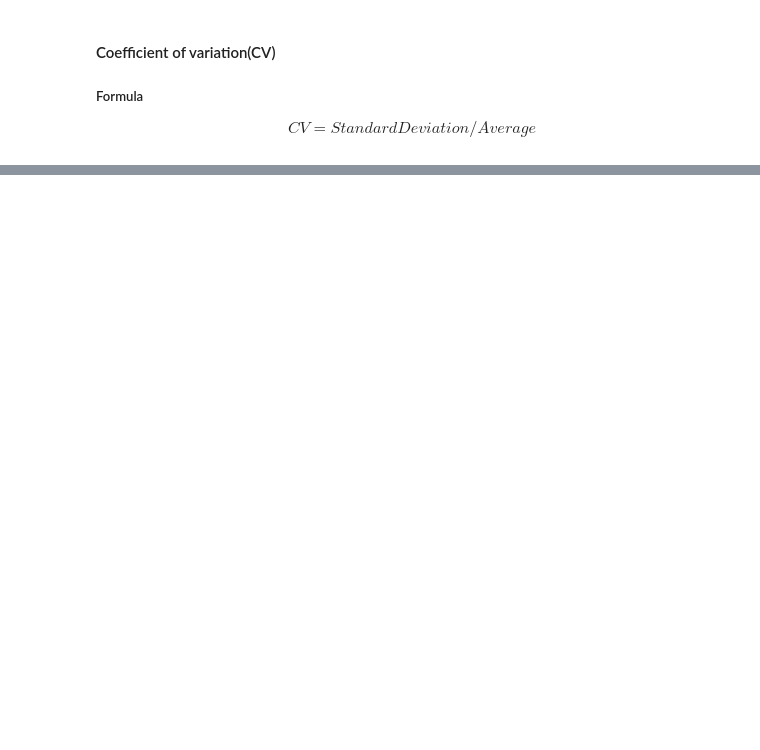
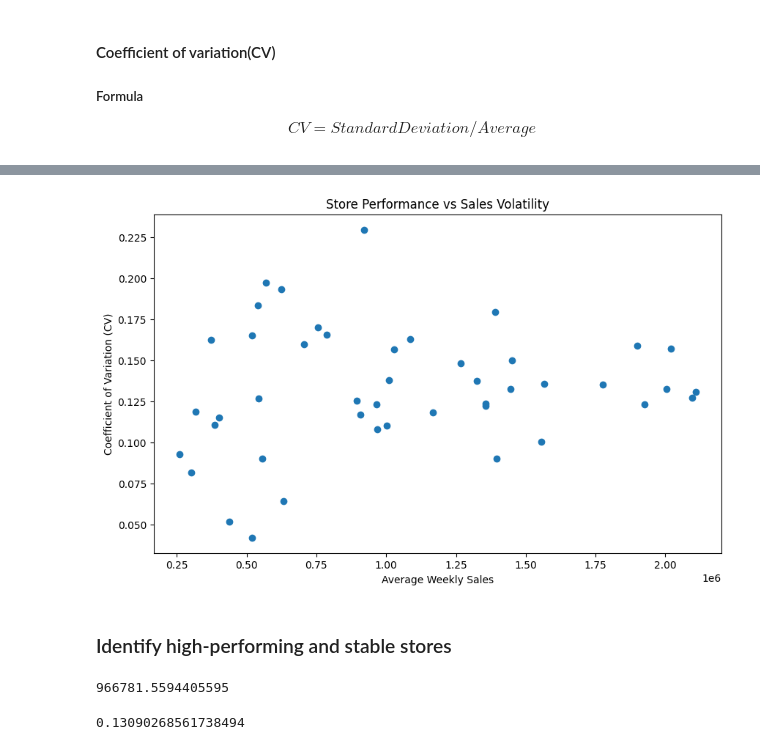
Before and after one commit to rangadaschakravarthy/Walmart-Sales-Analysis, a Jupyter notebook: notebooks/02_eda.ipynb, the cells around one changed output, grey strips where cells are left out. Saved outputs shown, nothing was run; the diff lists cells and outputs as text; code cells hidden in the pictures; blank space fills up the shorter version.

```diff
--- a/notebooks/02_eda.ipynb
+++ b/notebooks/02_eda.ipynb
@@ -1013,0 +1290,13 @@ volatile_stores
+# %%
+# Create a performance + Stability Table
+store_analysis = store_performance.copy()
+# %%
+store_analysis["CV"] = (
+    store_analysis["Sales_Std"]
+    / store_analysis["Average_Weekly_Sales"]
+)
+# %%
+store_analysis = store_analysis.sort_values(
+    "Average_Weekly_Sales",
+    ascending=False
+)
@@ -1013,0 +1319,15 @@ volatile_stores
+# %%
+plt.figure(figsize=(10, 6))
+plt.scatter(
+    store_analysis["Average_Weekly_Sales"],
+    store_analysis["CV"]
+)
+plt.xlabel("Average Weekly Sales")
+plt.ylabel("Coefficient of Variation (CV)")
+plt.title("Store Performance vs Sales Volatility")
+plt.savefig("../images/eda/store_performance_vs_sales_volatility.png")
+plt.show()
+# %% [output]
+[figure, added]
+# %% [markdown]
+### Identify high-performing and stable stores
@@ -1013,0 +1337,8 @@ volatile_stores
+# %%
+sales_median
+# %% [output]
+966781.5594405595
+# %%
+cv_median
+# %% [output]
+0.13090268561738494
```
Also changed, not shown: parts of 29 cells of this notebook, 3 other files.
